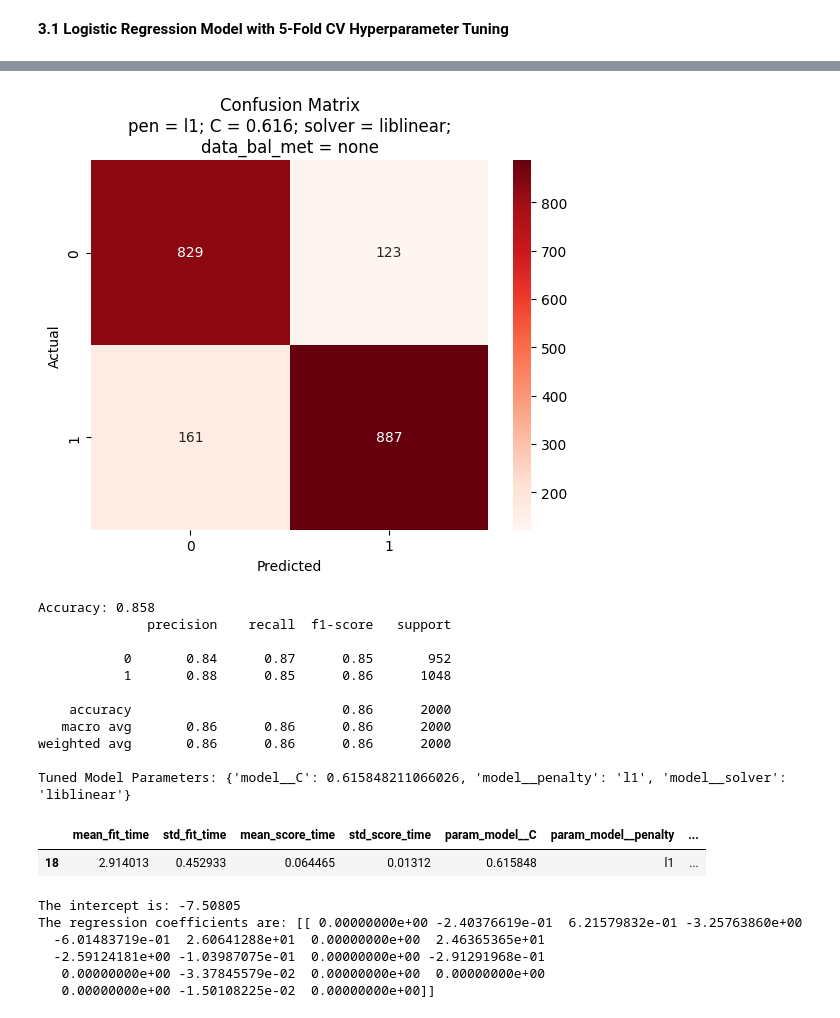
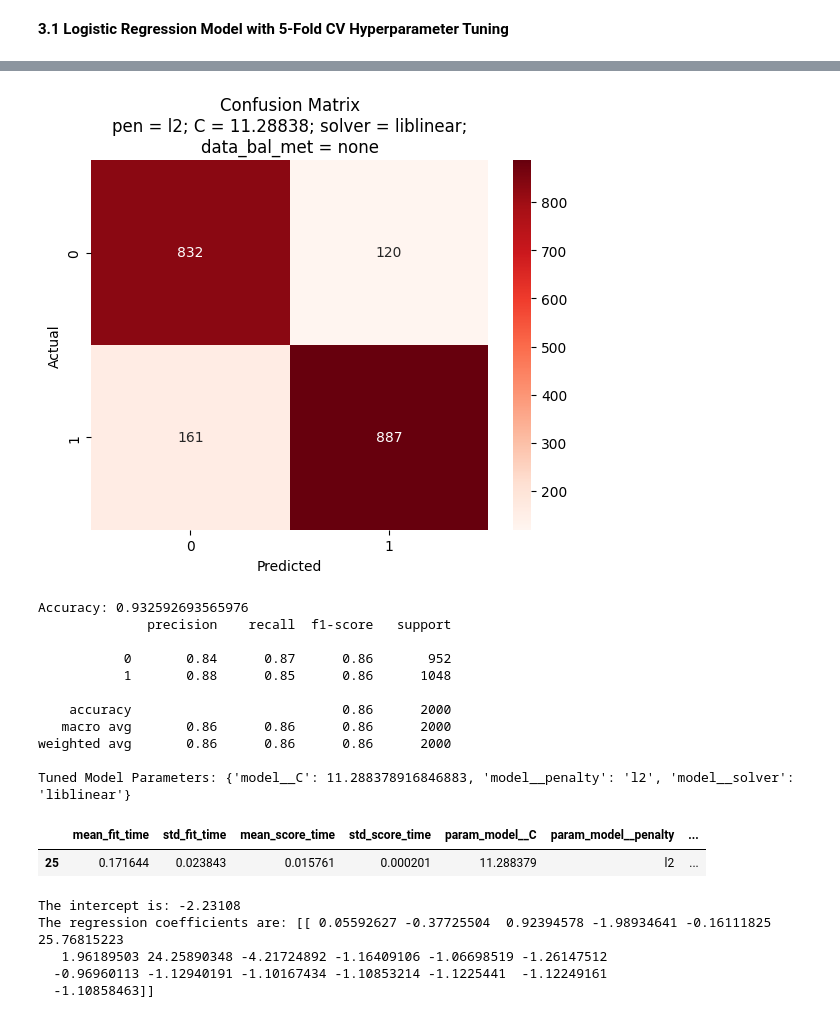
Before and after one commit to andysontran/21-CHL5230-F23, a Jupyter notebook: 21_CHL5230_F23.ipynb, the cells around one changed output, grey strips where cells are left out. Saved outputs shown, nothing was run; the diff lists cells and outputs as text; code cells hidden in the pictures.

```diff
--- a/21_CHL5230_F23.ipynb
+++ b/21_CHL5230_F23.ipynb
@@ -282,63 +270,62 @@ k = 5
 
 # Define hyperparameter tuning for Logistic Regression model
 param_grid = {'model__penalty' : ['l1', 'l2'],
               'model__C' : np.logspace(-4, 4, 20),
               'model__solver' : ['liblinear']}
 
-# Initiate grid search
-cv = GridSearchCV(model_pipeline, param_grid, cv = k, n_jobs = -1)
+# Initiate grid search using AUC ROC scoring as tuning metric
+cv = GridSearchCV(model_pipeline, param_grid, scoring = 'roc_auc', cv = k, n_jobs = -1)
 
 # Fit to training set
 cv.fit(X_train, y_train)
 
 # Predict the labels of the test set to y_pred
 y_pred = cv.predict(X_test)
 
 # Plotting the confusion matrix for the tuned model against testing data
 classes = data['Diabetes'].unique()
 sns.heatmap(confusion_matrix(y_test, y_pred, labels = classes), annot = True,
             xticklabels = classes, yticklabels = classes, cmap = 'Reds',
             fmt = 'g')
 
 plt.xlabel('Predicted')
 plt.ylabel('Actual')
-title = 'Confusion Matrix\npen = l1; C = 0.616; solver = liblinear;\ndata_bal_met = none'
+title = 'Confusion Matrix\npen = l2; C = 11.28838; solver = liblinear;\ndata_bal_met = none'
 plt.title(title)
 
 plt.show()
 
 # Compute and print metrics
 print("Accuracy: {}".format(cv.score(X_test, y_test)))
 print(classification_report(y_test, y_pred))
 print("Tuned Model Parameters: {}".format(cv.best_params_))
 # %% [output]
-[figure, old version]
+[figure, new version]
-Accuracy: 0.858
+Accuracy: 0.932592693565976
               precision    recall  f1-score   support
 
-           0       0.84      0.87      0.85       952
+           0       0.84      0.87      0.86       952
            1       0.88      0.85      0.86      1048
 
     accuracy                           0.86      2000
    macro avg       0.86      0.86      0.86      2000
 weighted avg       0.86      0.86      0.86      2000
 
-Tuned Model Parameters: {'model__C': 0.615848211066026, 'model__penalty': 'l1', 'model__solver': 'liblinear'}
+Tuned Model Parameters: {'model__C': 11.288378916846883, 'model__penalty': 'l2', 'model__solver': 'liblinear'}
 # %%
 # In-depth results per test split in 5-fold CV grid search
 results = pd.DataFrame(cv.cv_results_)
 results[results['rank_test_score'] == 1]
 # %% [output]
 |  | mean_fit_time | std_fit_time | mean_score_time | std_score_time | param_model__C | param_model__penalty | ... |
-| 18 | 2.914013 | 0.452933 | 0.064465 | 0.01312 | 0.615848 | l1 | ... |
+| 25 | 0.171644 | 0.023843 | 0.015761 | 0.000201 | 11.288379 | l2 | ... |
 # %%
 # Display intecept and regression coefficients of the tuned model
 print('The intercept is: %.5f' % cv.best_estimator_.named_steps.model.intercept_)
 print('The regression coefficients are: ' + str(cv.best_estimator_.named_steps.model.coef_))
 # %% [output]
-The intercept is: -7.50805
-The regression coefficients are: [[ 0.00000000e+00 -2.40376619e-01  6.21579832e-01 -3.25763860e+00
-  -6.01483719e-01  2.60641288e+01  0.00000000e+00  2.46365365e+01
-  -2.59124181e+00 -1.03987075e-01  0.00000000e+00 -2.91291968e-01
-   0.00000000e+00 -3.37845579e-02  0.00000000e+00  0.00000000e+00
-   0.00000000e+00 -1.50108225e-02  0.00000000e+00]]
+The intercept is: -2.23108
+The regression coefficients are: [[ 0.05592627 -0.37725504  0.92394578 -1.98934641 -0.16111825 25.76815223
+   1.96189503 24.25890348 -4.21724892 -1.16409106 -1.06698519 -1.26147512
+  -0.96960113 -1.12940191 -1.10167434 -1.10853214 -1.1225441  -1.12249161
+  -1.10858463]]
```
Also changed, not shown: parts of 3 cells of this notebook.
